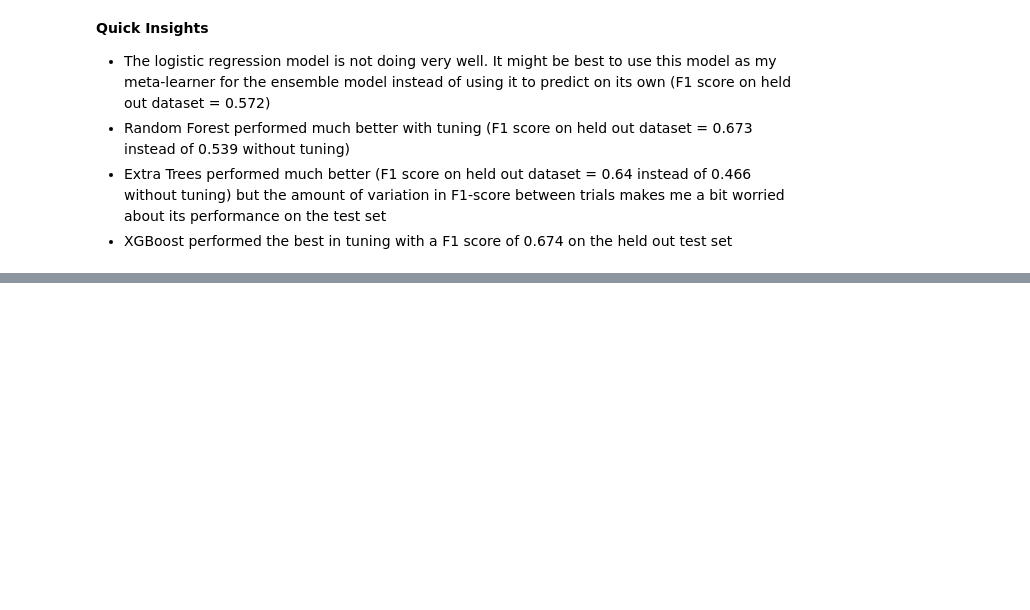
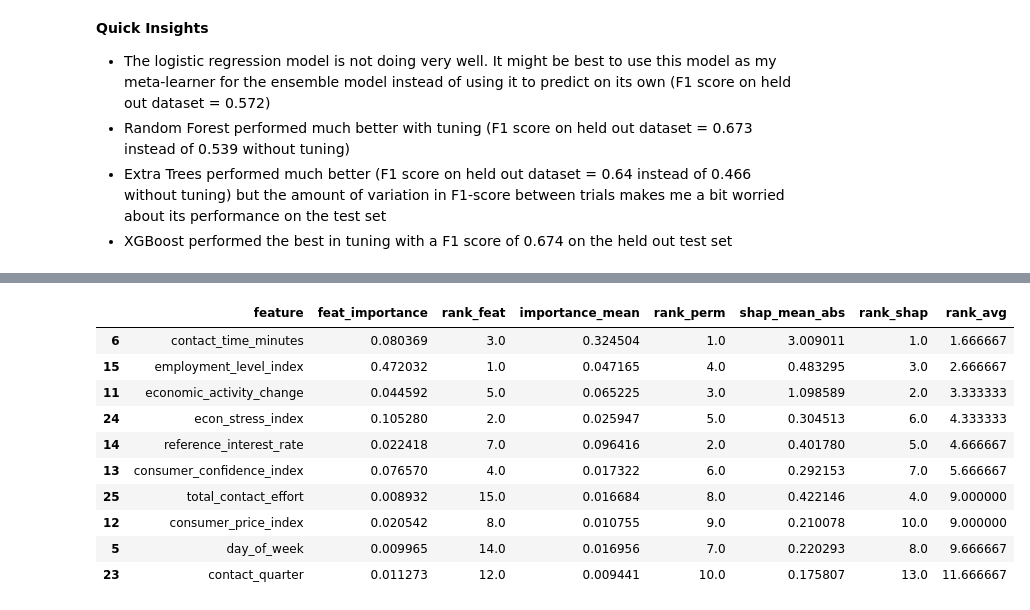
Before and after one commit to donya-beh/GSB-545, a Jupyter notebook: Midterm/Midterm_notebook.ipynb, the cells around one changed output, grey strips where cells are left out. Saved outputs shown, nothing was run; the diff lists cells and outputs as text; code cells hidden in the pictures; blank space fills up the shorter version.

```diff
--- a/Midterm/Midterm_notebook.ipynb
+++ b/Midterm/Midterm_notebook.ipynb
@@ -901,0 +1419,44 @@ weighted avg       0.93      0.91      0.92      6590
+# %%
+#Average rankings of feature importance, permutation importance, and SHAP values for XGBoost model
+xgb_feat_df = pd.DataFrame({
+    "feature": X_train_fe.columns,
+    "feat_importance": xgb_model.feature_importances_
+})
+
+# rank feature importance and permutation importance results
+xgb_feat_df["rank_feat"] = xgb_feat_df["feat_importance"].rank(ascending=False)
+xgb_perm_df["rank_perm"] = xgb_perm_df["importance_mean"].rank(ascending=False)
+
+# rank SHAP importance
+xgb_shap_importance["rank_shap"] = xgb_shap_importance["shap_mean_abs"].rank(ascending=False)
+
+# merge all three
+xgb_combined = (
+    xgb_feat_df
+    .merge(xgb_perm_df[["feature", "importance_mean", "rank_perm"]], on="feature")
+    .merge(xgb_shap_importance[["feature", "shap_mean_abs", "rank_shap"]], on="feature")
+)
+
+# average ranks across all three methods
+xgb_combined["rank_avg"] = (
+    xgb_combined["rank_feat"] +
+    xgb_combined["rank_perm"] +
+    xgb_combined["rank_shap"]
+) / 3
+
+# sort and display top 10 features
+xgb_combined = xgb_combined.sort_values("rank_avg")
+xgb_top_features = xgb_combined.head(10)
+xgb_top_features
+# %% [output]
+|  | feature | feat_importance | rank_feat | importance_mean | rank_perm | shap_mean_abs | rank_shap | rank_avg |
+| 6 | contact_time_minutes | 0.080369 | 3.0 | 0.324504 | 1.0 | 3.009011 | 1.0 | 1.666667 |
+| 15 | employment_level_index | 0.472032 | 1.0 | 0.047165 | 4.0 | 0.483295 | 3.0 | 2.666667 |
+| 11 | economic_activity_change | 0.044592 | 5.0 | 0.065225 | 3.0 | 1.098589 | 2.0 | 3.333333 |
+| 24 | econ_stress_index | 0.105280 | 2.0 | 0.025947 | 5.0 | 0.304513 | 6.0 | 4.333333 |
+| 14 | reference_interest_rate | 0.022418 | 7.0 | 0.096416 | 2.0 | 0.401780 | 5.0 | 4.666667 |
+| 13 | consumer_confidence_index | 0.076570 | 4.0 | 0.017322 | 6.0 | 0.292153 | 7.0 | 5.666667 |
+| 25 | total_contact_effort | 0.008932 | 15.0 | 0.016684 | 8.0 | 0.422146 | 4.0 | 9.000000 |
+| 12 | consumer_price_index | 0.020542 | 8.0 | 0.010755 | 9.0 | 0.210078 | 10.0 | 9.000000 |
+| 5 | day_of_week | 0.009965 | 14.0 | 0.016956 | 7.0 | 0.220293 | 8.0 | 9.666667 |
+| 23 | contact_quarter | 0.011273 | 12.0 | 0.009441 | 10.0 | 0.175807 | 13.0 | 11.666667 |
```
Also changed, not shown: parts of 38 cells of this notebook.
